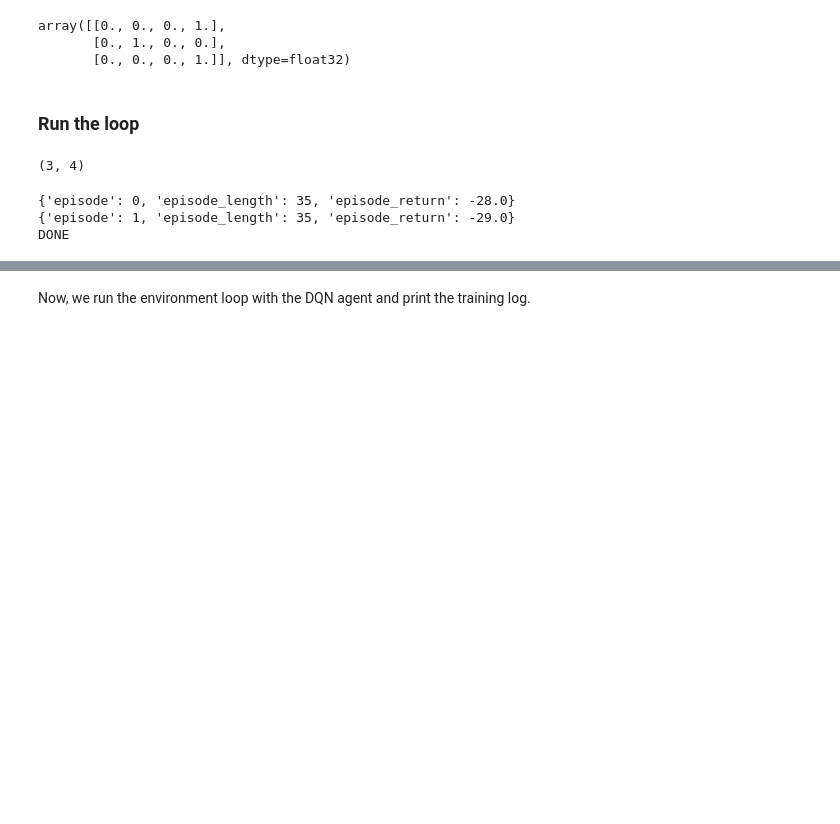
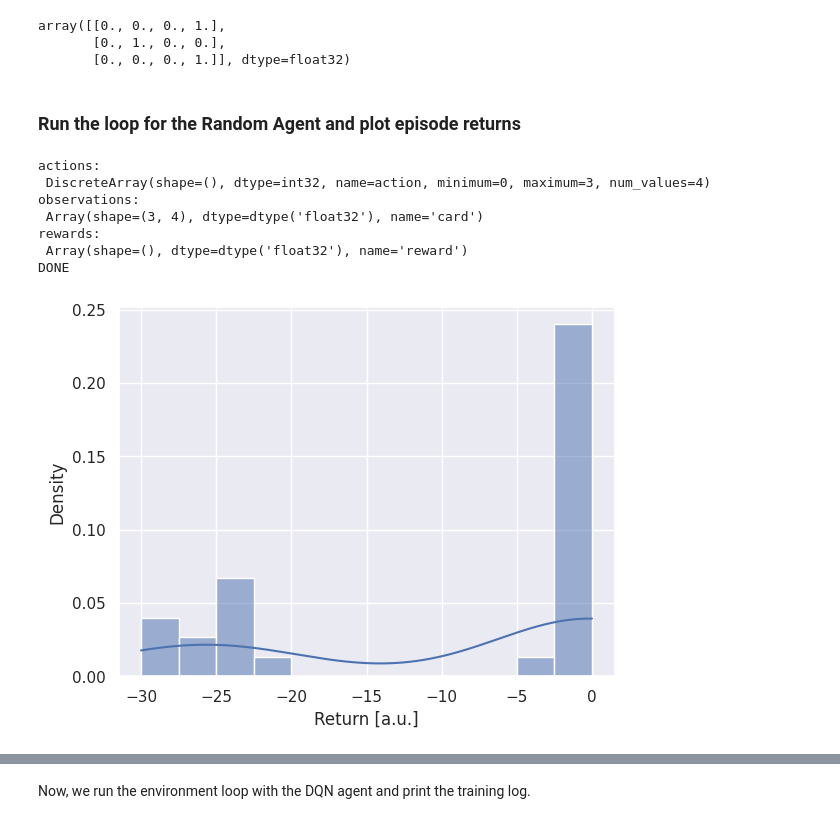
Before and after one commit to tozanni/nma_wcst_rl, a Jupyter notebook: human_rl_wcst.ipynb, the cells around one changed output, grey strips where cells are left out. Drawn from its saved outputs; the diff is of its cells as text; code cells hidden in the pictures; blank space fills up the shorter version.

```diff
--- a/human_rl_wcst.ipynb
+++ b/human_rl_wcst.ipynb
@@ -433,21 +420,23 @@ rewards:
 # %% [markdown]
 Draw a sample card
 # %%
-timestep = env.reset()
-timestep.observation
+#timestep = env.reset()
+#timestep.observation
 # %% [output]
 array([[0., 0., 0., 1.],
        [0., 1., 0., 0.],
        [0., 0., 0., 1.]], dtype=float32)
 # %% [markdown]
-### Run the loop
+### Run the loop for the Random Agent and plot episode returns
-# %%
-timestep.observation.shape
-# %% [output]
-(3, 4)
 # %%
+env, env_spec = WCST_Env.create_environment()
+agent = RandomAgent(env_spec)
+print('actions:\n', env_spec.actions)
+print('observations:\n', env_spec.observations)
+print('rewards:\n', env_spec.rewards)
+
 # fitting parameters
-n_episodes = 2
+n_episodes = 30
 n_total_steps = 0
 log_loss = False
 n_steps = n_episodes * 36
@@ -487,39 +476,43 @@ for episode in range(n_episodes):
 
     if log_loss:
       episode_loss += agent.last_loss
 
     if n_steps is not None and n_total_steps >= n_steps:
       break
 
   # Collect the results and combine with counts.
   steps_per_second = episode_steps / (time.time() - start_time)
   result = {
       'episode': episode,
       'episode_length': episode_steps,
       'episode_return': episode_return,
   }
   if log_loss:
     result['loss_avg'] = episode_loss/episode_steps
 
   all_returns.append(episode_return)
 
-  #display(env.plot_state())
   # Log the given results.
-  print(result)
+  #print(result)
 
   if n_steps is not None and n_total_steps >= n_steps:
     break
 
 print("DONE")
 
 #clear_output()
 # Histogram of all returns
-#plt.figure()
-#sns.histplot(all_returns, stat="density", kde=True, bins=12)
-#plt.xlabel('Return [a.u.]')
-#plt.ylabel('Density')
-#plt.show()
+plt.figure()
+sns.histplot(all_returns, stat="density", kde=True, bins=12)
+plt.xlabel('Return [a.u.]')
+plt.ylabel('Density')
+plt.show()
 # %% [output]
-{'episode': 0, 'episode_length': 35, 'episode_return': -28.0}
-{'episode': 1, 'episode_length': 35, 'episode_return': -29.0}
+actions:
+ DiscreteArray(shape=(), dtype=int32, name=action, minimum=0, maximum=3, num_values=4)
+observations:
+ Array(shape=(3, 4), dtype=dtype('float32'), name='card')
+rewards:
+ Array(shape=(), dtype=dtype('float32'), name='reward')
 DONE
+[figure, added]
```
Also changed, not shown: parts of 7 cells of this notebook.
